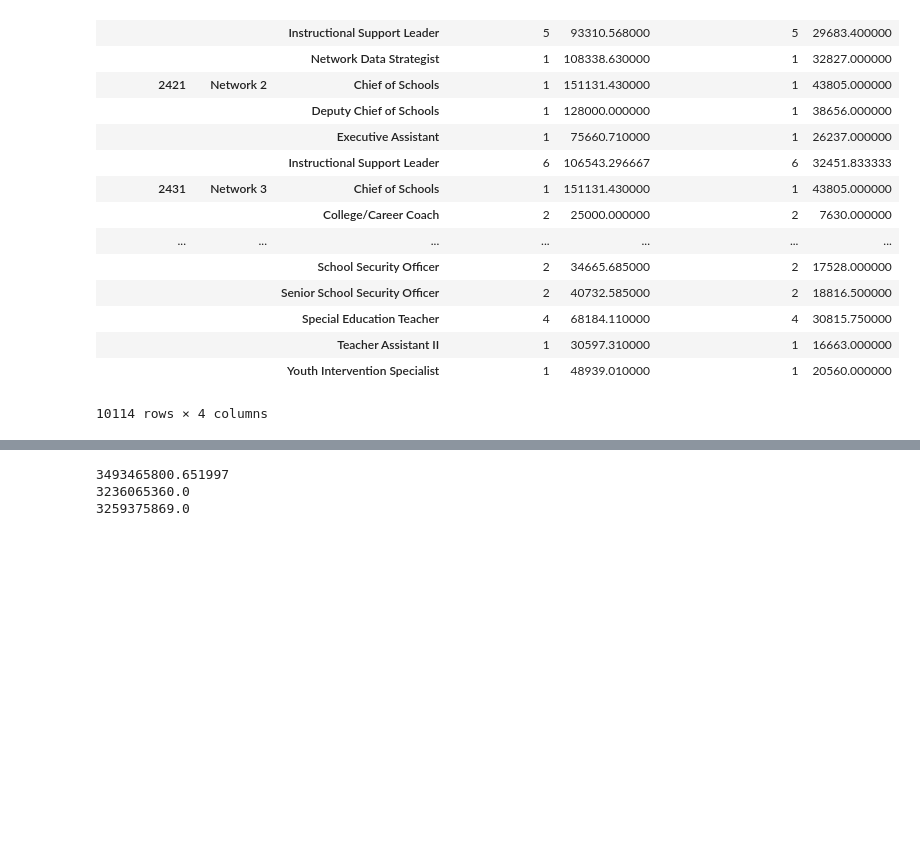
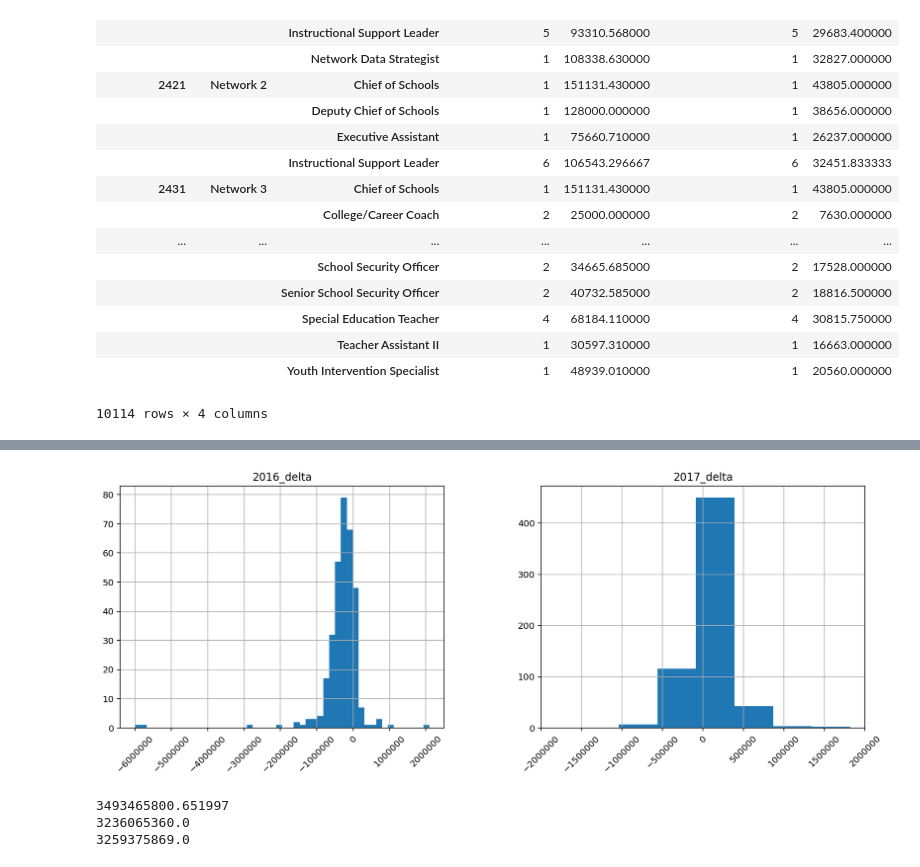
Before and after one commit to ALai57/ChiPy_Spring2018, a Jupyter notebook: CPS/CPS schools.ipynb, the cells around one changed output, grey strips where cells are left out. Saved outputs shown, nothing was run; the diff lists cells and outputs as text; code cells hidden in the pictures; blank space fills up the shorter version.

Commit message:
adding some modifications for dataframe manipulation and plotting

```diff
--- a/CPS/CPS schools.ipynb
+++ b/CPS/CPS schools.ipynb
@@ -101,0 +167,9 @@ df_2015_12.groupby(['UNIT NUMBER', 'UNIT NAME', 'JOB DESCRIPTION'])['ANNUAL SALA
+# %%
+summary_data = (
+    all_df
+    .groupby(['Dept ID', 'Department', 'year'])
+    [['Annual Salary', 'Annual Benefit Cost']]
+    .agg(['count','sum'])
+)
+
+display(summary_data.head(10))
@@ -101,0 +192,16 @@ df_2015_12.groupby(['UNIT NUMBER', 'UNIT NAME', 'JOB DESCRIPTION'])['ANNUAL SALA
+# %%
+# format df and rename columns to prepare for pivot
+temp = summary_data.reset_index()
+temp.columns = [' '.join(col).strip().lower().replace(' ', '_') for col in temp.columns.values]
+display(temp.head())
+
+# create a pivot table:
+pivot = pd.pivot_table(temp,
+               index=['dept_id', 'department'],
+               columns='year',
+               values='annual_salary_sum'
+              )
+
+pivot['2016_delta'] = pivot[2016] - pivot[2015]
+pivot['2017_delta'] = pivot[2017] - pivot[2016]
+pivot[['2017_delta', '2017_delta']].hist(bins=30);
@@ -102,3 +215,9 @@ df_2015_12.groupby(['UNIT NUMBER', 'UNIT NAME', 'JOB DESCRIPTION'])['ANNUAL SALA
+# %%
+pivot[['2017_delta', '2016_delta']].hist(bins=50, xrot=45, figsize=(15,5))
+plt.xlim((-0.2e7, +0.2e7))
+plt.show()
+# %% [output]
+[figure, added]
 # %%
 # Look at results by department
 df_2017_sum = df_2017_12.groupby(['Dept ID', 'Department'])['Annual Salary', 'Annual Benefit Cost'].agg(['count','sum']).reset_index()
```
Also changed, not shown: parts of 9 cells of this notebook.
